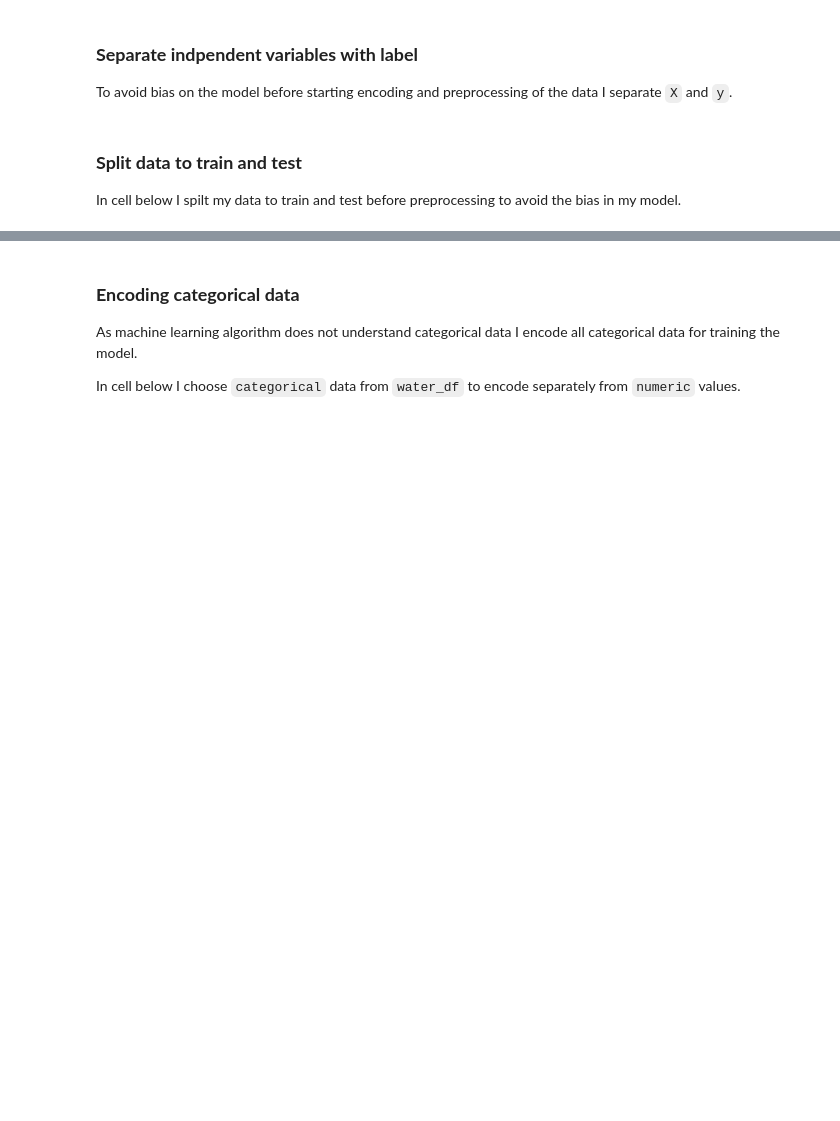
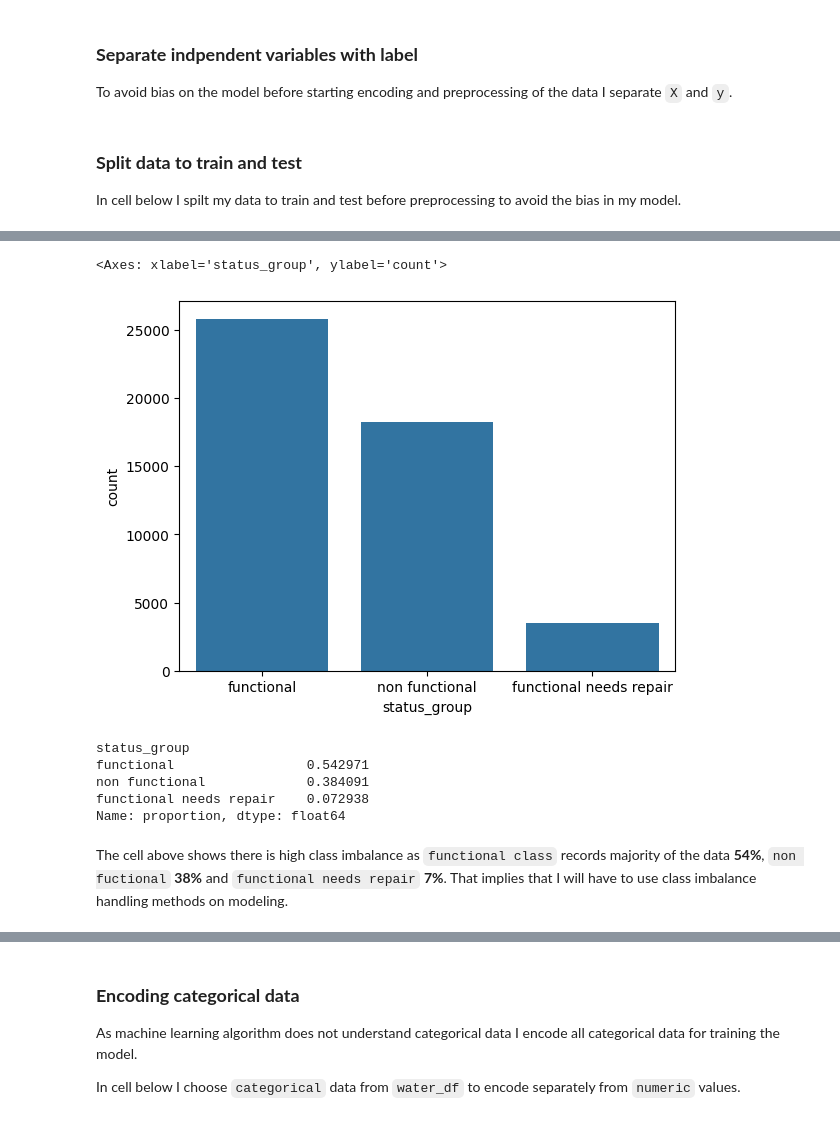
Before and after one commit to RonnyMuthomi/tanzania-water-well-status-classifier, a Jupyter notebook: index.ipynb, the cells around one changed output, grey strips where cells are left out. Cells and saved outputs as stored; diff of their text form; code cells hidden in the pictures; blank space fills up the shorter version.

```diff
--- a/index.ipynb
+++ b/index.ipynb
@@ -452,0 +458,17 @@ X_train, X_test, y_train, y_test = train_test_split(X, y, test_size=0.2, random_
+# %%
+# check classes imbalance in the target variable
+sns.countplot(x=y_train)
+# %% [output]
+<Axes: xlabel='status_group', ylabel='count'>
+[figure, added]
+# %%
+# check the distribution of the target variable
+y_train.value_counts(normalize=True)
+# %% [output]
+status_group
+functional                 0.542971
+non functional             0.384091
+functional needs repair    0.072938
+Name: proportion, dtype: float64
+# %% [markdown]
+The cell above shows there is high class imbalance as `functional class` records majority of the data **54%**, `non fuctional` **38%** and `functional needs repair` **7%**. That implies that I will have to use class imbalance handling methods on modeling.
```
Also changed, not shown: parts of 40 cells of this notebook.
